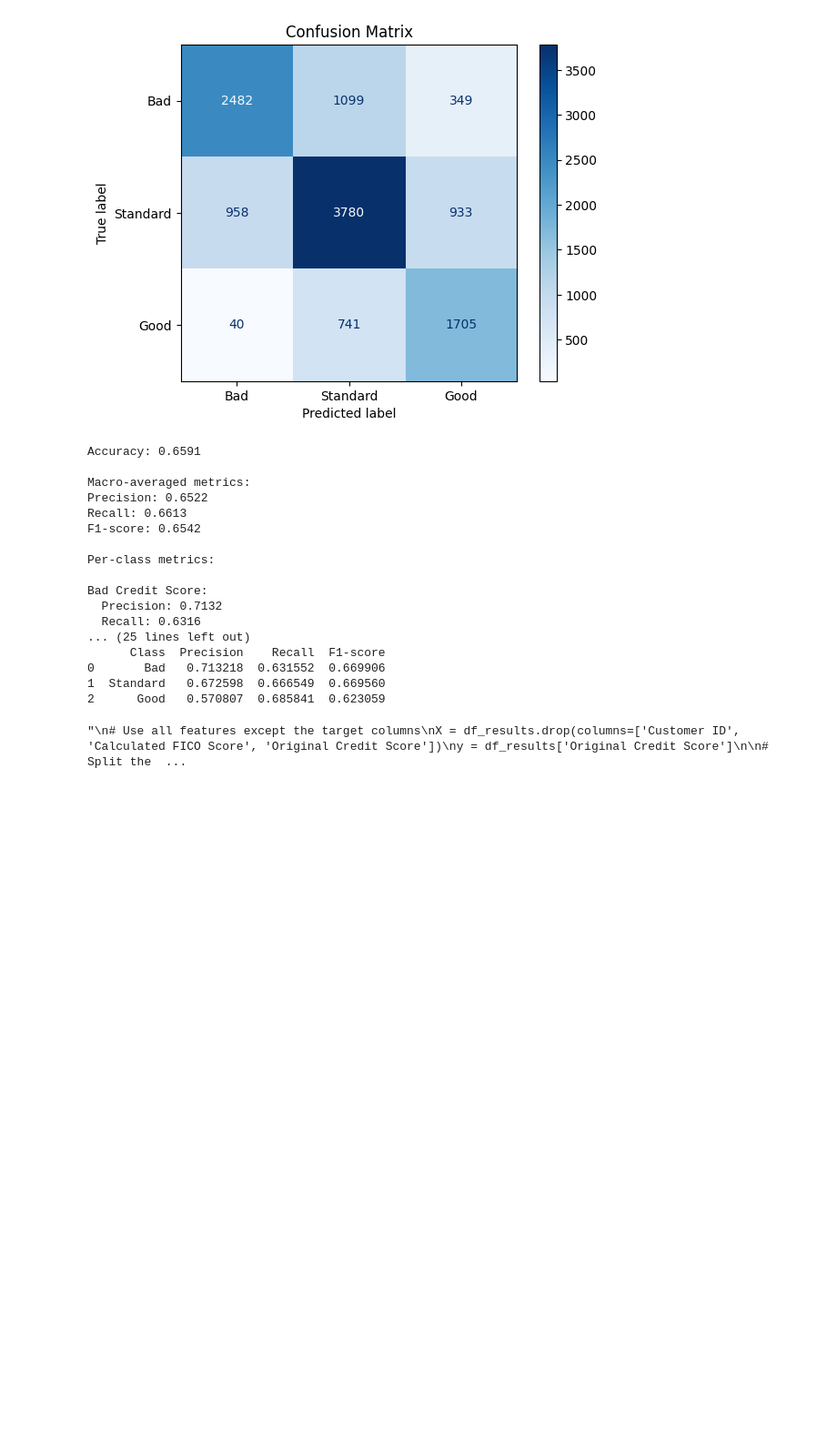
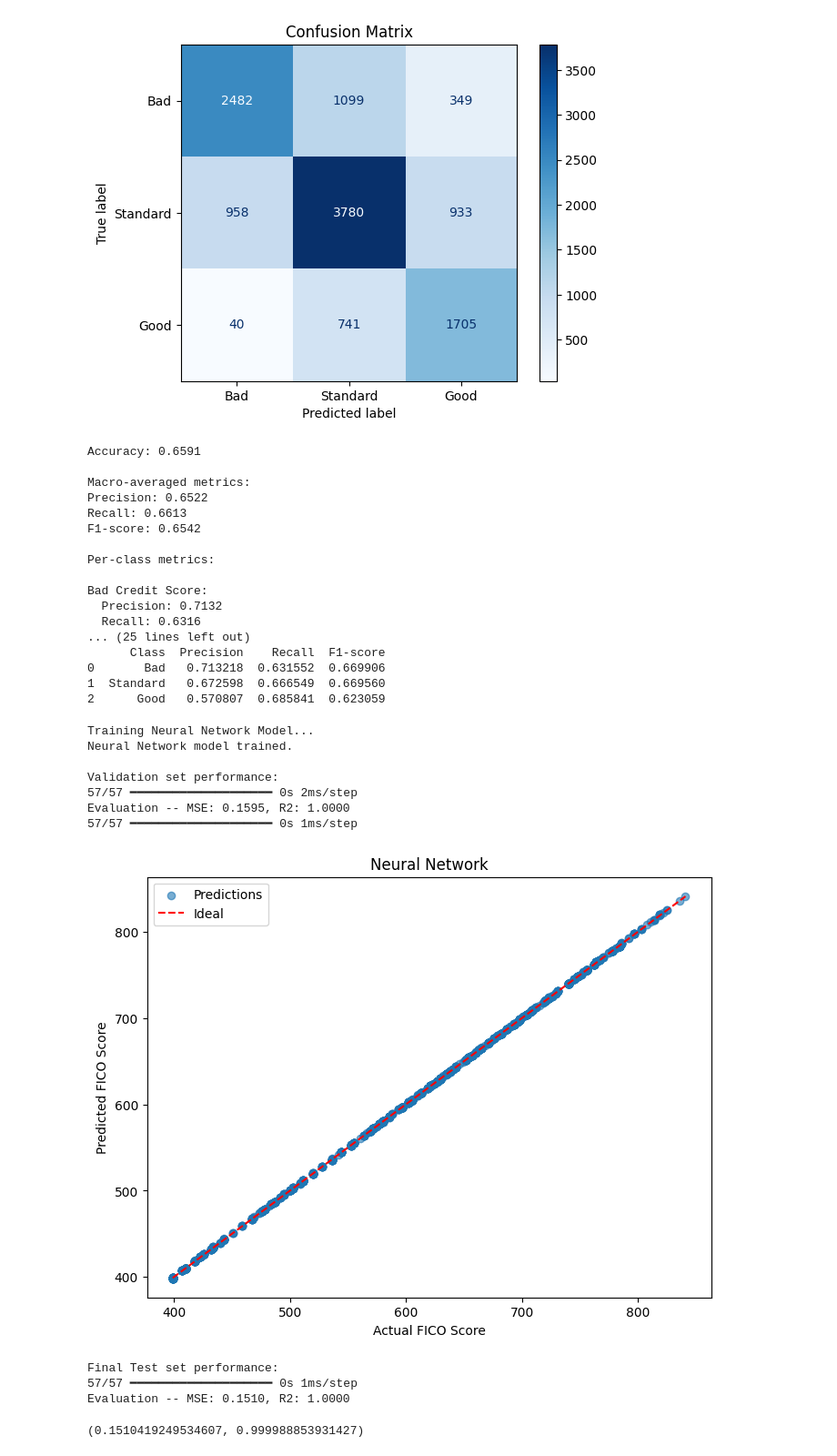
Before and after one commit to RenatoMendoza/CreditModel, a Jupyter notebook: Tests.ipynb, the cells around one changed output. Shown: that part at 91% size. Saved outputs shown, nothing was run; the diff lists cells and outputs as text; code cells hidden in the pictures; blank space fills up the shorter version.

Commit message:
ML model base

```diff
--- a/Tests.ipynb
+++ b/Tests.ipynb
@@ -257,7 +257,7 @@ y = df_results['Original Credit Score']
 X_train, X_test, y_train, y_test = train_test_split(X, y, test_size=0.7)
 
 # Train classifiers (they will output probabilities for each class)
-clf1 = LogisticRegression(max_iter=10000)
+clf1 = LogisticRegression(max_iter=5000)
 clf1.fit(X_train, y_train)
 y_pred_prob1 = clf1.predict_proba(X_test)
 
@@ -287,5 +287,17 @@ plt.title('Multiclass ROC Curve Comparison')
 plt.legend()
 plt.show()
 '''
-# %% [output]
-"\n# Use all features except the target columns\nX = df_results.drop(columns=['Customer ID', 'Calculated FICO Score', 'Original Credit Score'])\ny = df_results['Original Credit Score']\n\n# Split the  ...
+# %%
+from sklearn.model_selection import train_test_split
+from sklearn.preprocessing import StandardScaler
+
+# Split into features (X) and target (y)
+X = df_results.drop(columns=['Customer ID', 'Original Credit Score', 'Calculated FICO Score']).iloc[:, :-1].values
+y = df_results['Calculated FICO Score'].values   # Last column (FICO Score) as target
+
+scaler = StandardScaler()
+X_scaled = scaler.fit_transform(X)
+
+# Split data into train (70%), validation (15%), and test (15%)
+X_train, X_temp, y_train, y_temp = train_test_split(X_scaled, y, test_size=0.3, random_state=42)
+X_val, X_test, y_val, y_test = train_test_split(X_temp, y_temp, test_size=0.5, random_state=42)
@@ -291,0 +351,33 @@ plt.show()
+# %%
+print("Training Neural Network Model...")
+nn_model = NeuralNetworkModel(input_dim=X_train.shape[1], learning_rate=0.001, epochs=100, batch_size=16)
+nn_model.fit(X_train, y_train)
+print("\nValidation set performance:")
+nn_model.evaluate(X_val, y_val)
+
+preds_test = nn_model.predict(X_test)
+
+plt.figure(figsize=(8, 6))
+plt.scatter(y_test, preds_test, alpha=0.6, label='Predictions')
+plt.plot([y_test.min(), y_test.max()], [y_test.min(), y_test.max()], 'r--', label='Ideal')
+plt.xlabel("Actual FICO Score")
+plt.ylabel("Predicted FICO Score")
+plt.title("Neural Network")
+plt.legend()
+plt.show()
+
+print("\nFinal Test set performance:")
+nn_model.evaluate(X_test, y_test)
+# %% [output]
+Training Neural Network Model...
+Neural Network model trained.
+
+Validation set performance:
+57/57 ━━━━━━━━━━━━━━━━━━━━ 0s 2ms/step
+Evaluation -- MSE: 0.1595, R2: 1.0000
+57/57 ━━━━━━━━━━━━━━━━━━━━ 0s 1ms/step
+[figure, added]
+Final Test set performance:
+57/57 ━━━━━━━━━━━━━━━━━━━━ 0s 1ms/step
+Evaluation -- MSE: 0.1510, R2: 1.0000
+(0.1510419249534607, 0.999988853931427)
```
Also changed, not shown: parts of 1 cell of this notebook.
